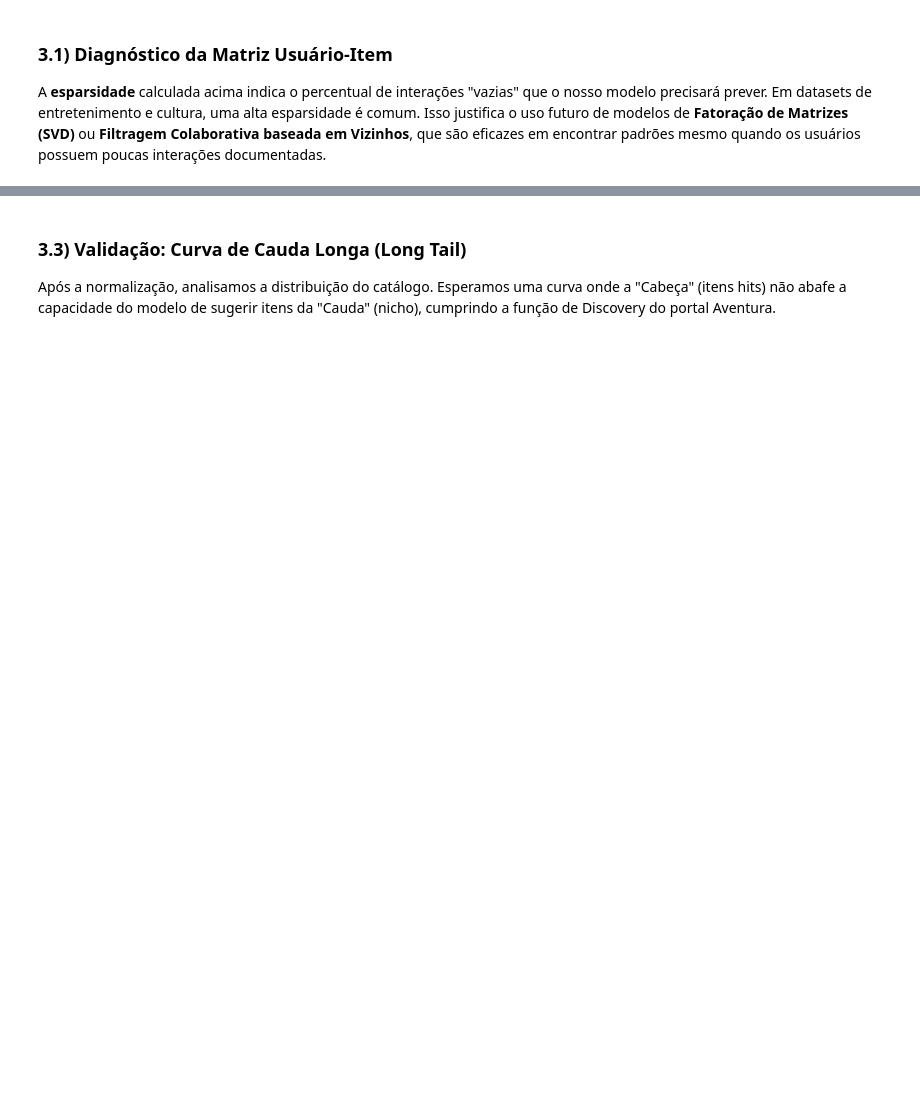
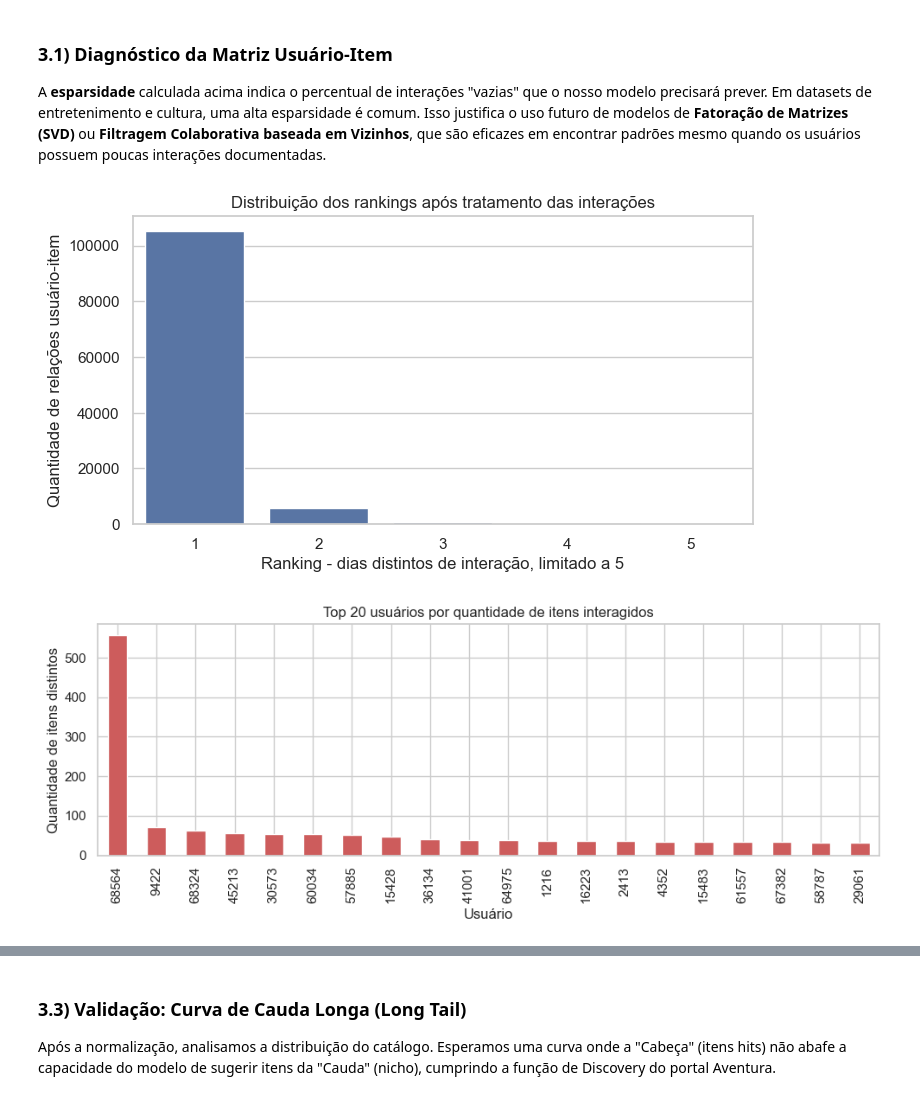
Before and after one commit to Kdu07/recomendashow, a Jupyter notebook: src/aad/analise_exploratoria_dados.ipynb, the cells around one changed output, grey strips where cells are left out. Cells and saved outputs as stored; diff of their text form; code cells hidden in the pictures; blank space fills up the shorter version.

Commit message:
feat: update data preparation analysis for recommendation system #60

```diff
--- a/src/aad/analise_exploratoria_dados.ipynb
+++ b/src/aad/analise_exploratoria_dados.ipynb
@@ -208,0 +323,18 @@ plt.show()
+# %%
+plt.figure(figsize=(8, 4))
+sns.countplot(data=df_dataset, x="ranking")
+plt.title("Distribuição dos rankings após tratamento das interações")
+plt.xlabel("Ranking - dias distintos de interação, limitado a 5")
+plt.ylabel("Quantidade de relações usuário-item")
+plt.show()
+
+plt.figure(figsize=(10, 4))
+df_dataset["user_id"].value_counts().head(20).plot(kind="bar", color="indianred")
+plt.title("Top 20 usuários por quantidade de itens interagidos")
+plt.xlabel("Usuário")
+plt.ylabel("Quantidade de itens distintos")
+plt.tight_layout()
+plt.show()
+# %% [output]
+[figure, added]
+[figure, added]
```
Also changed, not shown: parts of 28 cells of this notebook, 1 other file.
